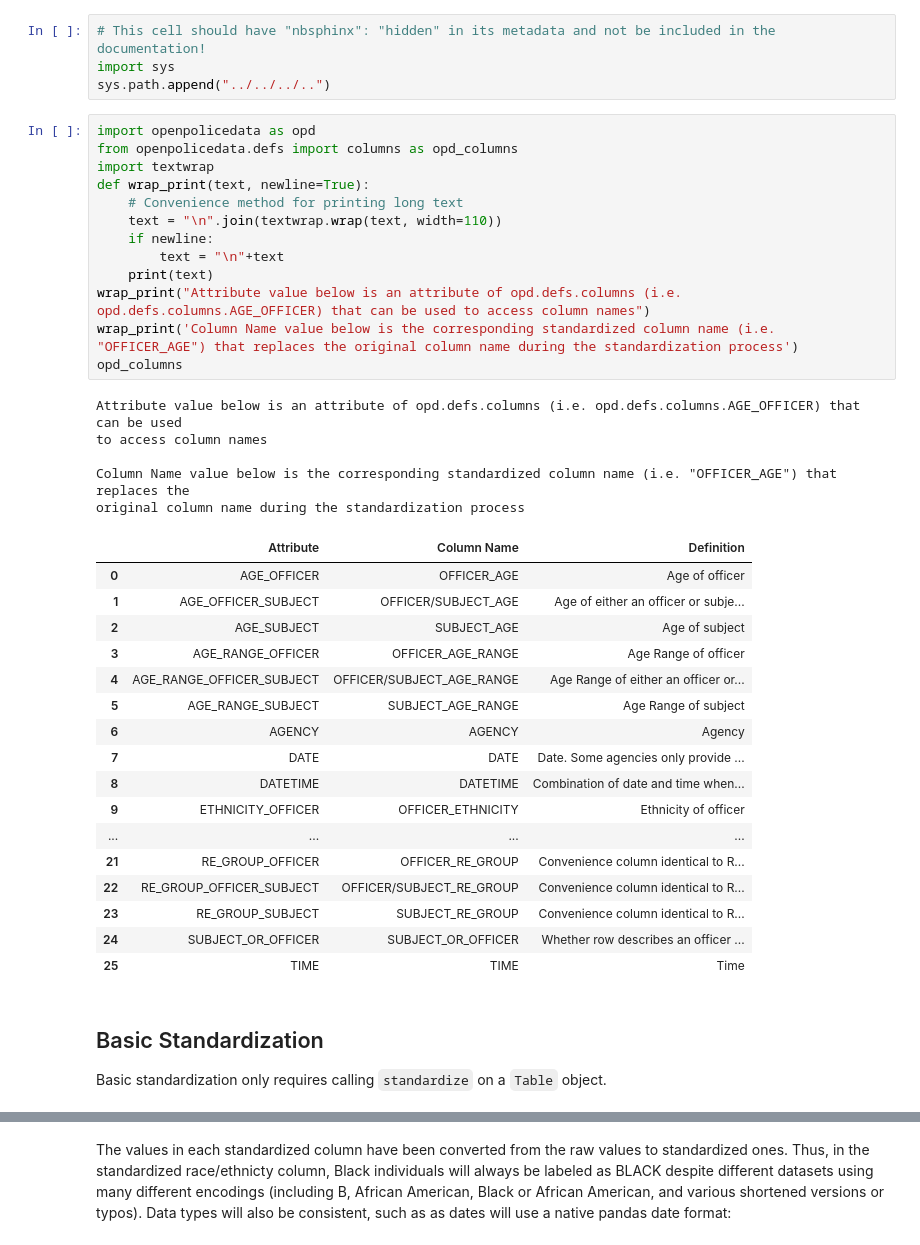
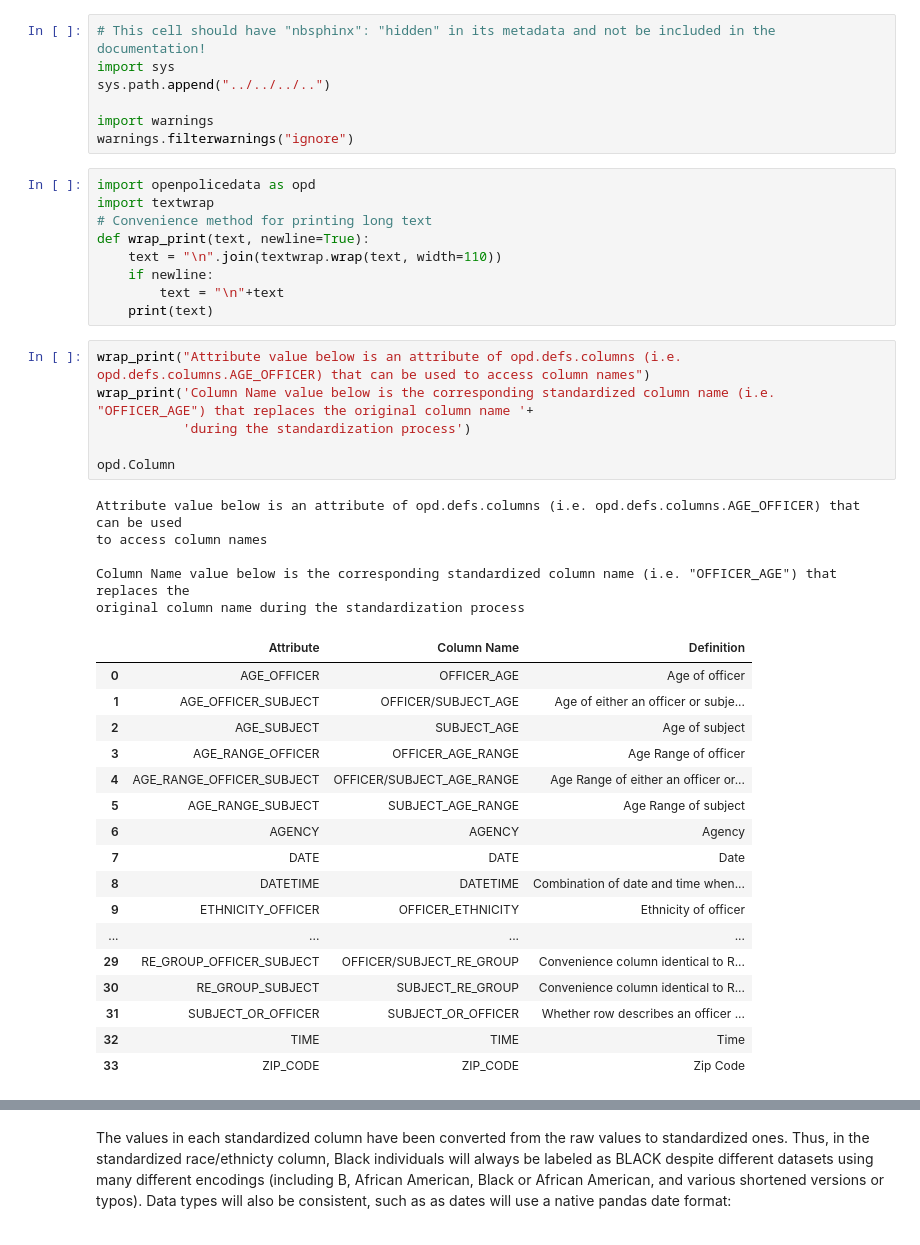
Before and after one commit to openpolicedata/opd-examples, a Jupyter notebook: standardization.ipynb, the cells around one changed output, grey strips where cells are left out. Cells and saved outputs as stored; diff of their text form.

Commit message:
Completed standardization documentation for v6.0

```diff
--- a/standardization.ipynb
+++ b/standardization.ipynb
@@ -10,42 +13,44 @@ Column types and the standardized column names that OpenPoliceData can standardi
 # This cell should have "nbsphinx": "hidden" in its metadata and not be included in the documentation!
 import sys
 sys.path.append("../../../..")
+
+import warnings
+warnings.filterwarnings("ignore")
+# %%
+import openpolicedata as opd
+import textwrap
+# Convenience method for printing long text
+def wrap_print(text, newline=True):
+    text = "\n".join(textwrap.wrap(text, width=110))
+    if newline:
+        text = "\n"+text
+    print(text)
 # %%
-import openpolicedata as opd
-from openpolicedata.defs import columns as opd_columns
-import textwrap
-def wrap_print(text, newline=True):
-    # Convenience method for printing long text
-    text = "\n".join(textwrap.wrap(text, width=110))
-    if newline:
-        text = "\n"+text
-    print(text)
 wrap_print("Attribute value below is an attribute of opd.defs.columns (i.e. opd.defs.columns.AGE_OFFICER) that can be used to access column names")
-wrap_print('Column Name value below is the corresponding standardized column name (i.e. "OFFICER_AGE") that replaces the original column name during the standardization process')
-opd_columns
+wrap_print('Column Name value below is the corresponding standardized column name (i.e. "OFFICER_AGE") that replaces the original column name '+
+           'during the standardization process')
+
+opd.Column
 # %% [output]
 Attribute value below is an attribute of opd.defs.columns (i.e. opd.defs.columns.AGE_OFFICER) that can be used
 to access column names
 
 Column Name value below is the corresponding standardized column name (i.e. "OFFICER_AGE") that replaces the
 original column name during the standardization process
 |  | Attribute | Column Name | Definition |
 | 0 | AGE_OFFICER | OFFICER_AGE | Age of officer |
 | 1 | AGE_OFFICER_SUBJECT | OFFICER/SUBJECT_AGE | Age of either an officer or subje... |
 | 2 | AGE_SUBJECT | SUBJECT_AGE | Age of subject |
 | 3 | AGE_RANGE_OFFICER | OFFICER_AGE_RANGE | Age Range of officer |
 | 4 | AGE_RANGE_OFFICER_SUBJECT | OFFICER/SUBJECT_AGE_RANGE | Age Range of either an officer or... |
 | 5 | AGE_RANGE_SUBJECT | SUBJECT_AGE_RANGE | Age Range of subject |
 | 6 | AGENCY | AGENCY | Agency |
-| 7 | DATE | DATE | Date. Some agencies only provide ... |
+| 7 | DATE | DATE | Date |
 | 8 | DATETIME | DATETIME | Combination of date and time when... |
 | 9 | ETHNICITY_OFFICER | OFFICER_ETHNICITY | Ethnicity of officer |
 | ... | ... | ... | ... |
-| 21 | RE_GROUP_OFFICER | OFFICER_RE_GROUP | Convenience column identical to R... |
-| 22 | RE_GROUP_OFFICER_SUBJECT | OFFICER/SUBJECT_RE_GROUP | Convenience column identical to R... |
-| 23 | RE_GROUP_SUBJECT | SUBJECT_RE_GROUP | Convenience column identical to R... |
-| 24 | SUBJECT_OR_OFFICER | SUBJECT_OR_OFFICER | Whether row describes an officer ... |
-| 25 | TIME | TIME | Time |
+| 29 | RE_GROUP_OFFICER_SUBJECT | OFFICER/SUBJECT_RE_GROUP | Convenience column identical to R... |
+| 30 | RE_GROUP_SUBJECT | SUBJECT_RE_GROUP | Convenience column identical to R... |
+| 31 | SUBJECT_OR_OFFICER | SUBJECT_OR_OFFICER | Whether row describes an officer ... |
+| 32 | TIME | TIME | Time |
+| 33 | ZIP_CODE | ZIP_CODE | Zip Code |
-# %% [markdown]
-## Basic Standardization
-Basic standardization only requires calling `standardize` on a `Table` object.
```
Also changed, not shown: parts of 30 cells of this notebook.
